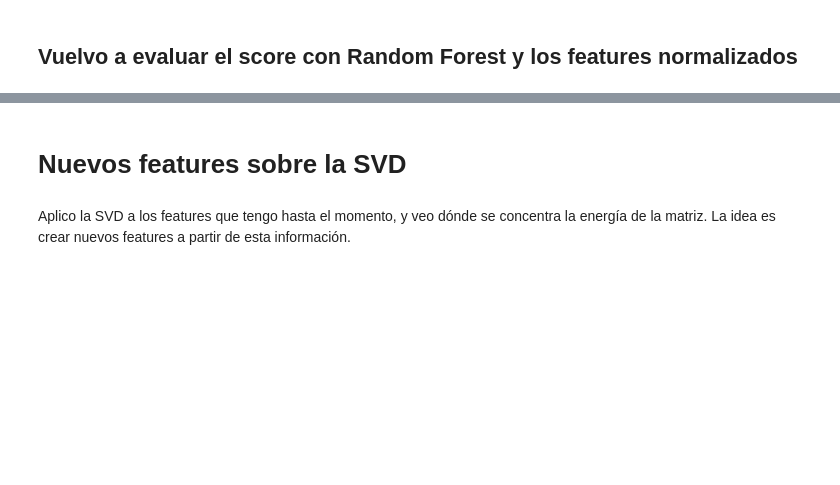
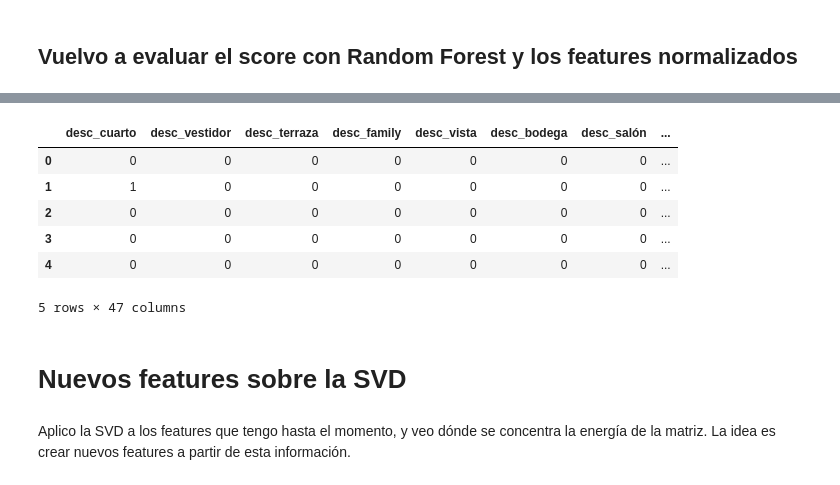
Before and after one commit to luctiz/Grupo43-TP2, a Jupyter notebook: TP2-Features-Soledad.ipynb, the cells around one changed output, grey strips where cells are left out. Saved outputs shown, nothing was run; the diff lists cells and outputs as text; code cells hidden in the pictures; blank space fills up the shorter version.

```diff
--- a/TP2-Features-Soledad.ipynb
+++ b/TP2-Features-Soledad.ipynb
@@ -354,0 +346,13 @@ RF_mae_score4
+# %%
+#Paso todas las descripciones a minúscula para contar las palabras con mas precision
+train['descripcion']=train['descripcion'].apply(lambda x: x.lower())
+# %%
+Palabras_mayor_precio=['cuarto','vestidor','terraza','family','vista','bodega',\
+                       'salón','estudio','jardín','room','jacuzzi','lujo','antecomedor',\
+                       'tv','fiestas','juegos','estacionamiento','gimnasio','nado',\
+                       'lugares','doble','desayunador','servicio','chimenea','visita',\
+                       'acabado','espacio','salon','alberca','garden','spa']
+Palabras_menor_precio=['minutos','acept','boiler','reja','credito','transporte'\
+                      ,'cochera','contado','escuela','inf','fovissste','cerca',\
+                      'bancario','protecciones','patio','infonavit']
+Palabras=Palabras_mayor_precio + Palabras_menor_precio
@@ -354,0 +361,7 @@ RF_mae_score4
+# %%
+dummies_palabras_descr=pd.DataFrame()
+#Por cada palabra en la lista genero una columna que diga si la descripcion contenia esa palabra o no
+for palabra in Palabras:
+    dummies_palabras_descr[palabra]=train['descripcion'].apply(lambda x: palabra in x).astype(np.int8)
+#Renombro estas columnas agregandoles un prefijo
+dummies_palabras_descr=dummies_palabras_descr.add_prefix('desc_')
@@ -355,3 +376,19 @@ RF_mae_score4
+# %%
+dummies_palabras_descr_test=pd.DataFrame()
+#Hago lo mismo para el set de test
+for palabra in Palabras:
+    dummies_palabras_descr_test[palabra]=test['descripcion'].apply(lambda x: palabra in x).astype(np.int8)
+dummies_palabras_descr_test=dummies_palabras_descr_test.add_prefix('desc_')
+# %%
+dummies_palabras_descr_test.head()
+# %% [output]
+|  | desc_cuarto | desc_vestidor | desc_terraza | desc_family | desc_vista | desc_bodega | desc_salón | ... |
+| 0 | 0 | 0 | 0 | 0 | 0 | 0 | 0 | ... |
+| 1 | 1 | 0 | 0 | 0 | 0 | 0 | 0 | ... |
+| 2 | 0 | 0 | 0 | 0 | 0 | 0 | 0 | ... |
+| 3 | 0 | 0 | 0 | 0 | 0 | 0 | 0 | ... |
+| 4 | 0 | 0 | 0 | 0 | 0 | 0 | 0 | ... |
+5 rows × 47 columns
 # %% [markdown]
 # Nuevos features sobre la SVD
 # %% [markdown]
```
Also changed, not shown: parts of 101 cells of this notebook, 1 other file.
